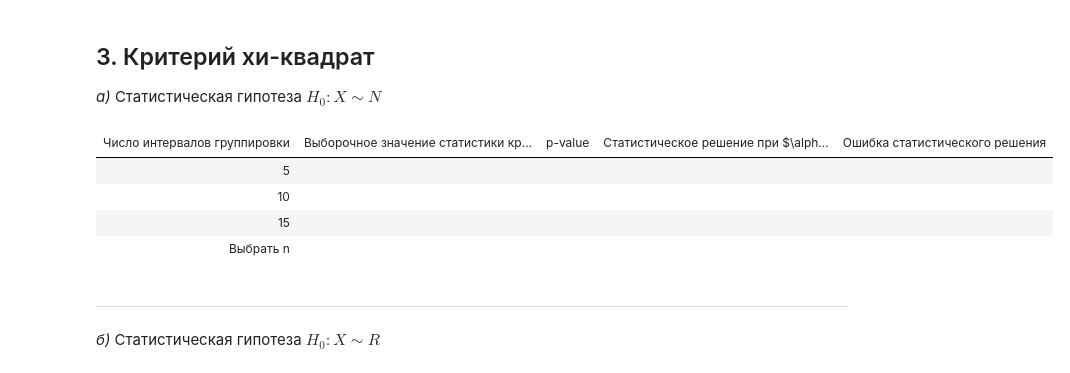
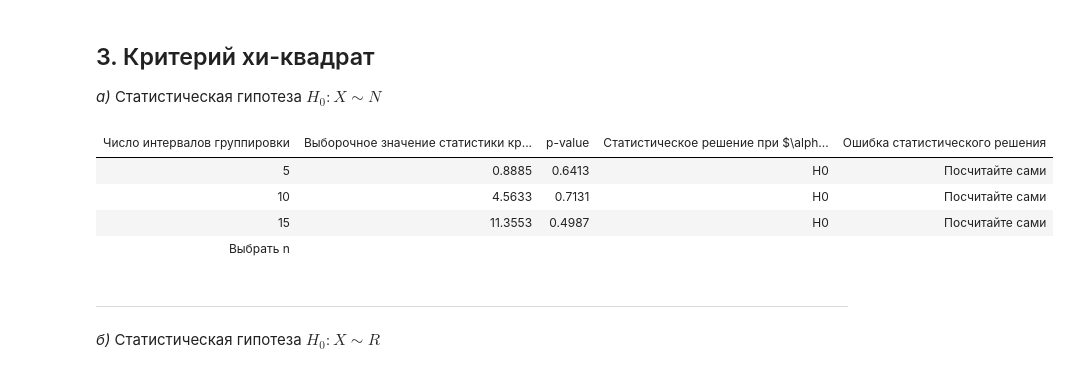
Before and after one commit to Santexchik2000/matstat-labs, a Jupyter notebook: 2.ipynb, the cells around one changed output. Cells and saved outputs as stored; diff of their text form; code cells hidden in the pictures.

Commit message:
Add usage of Pierson1SampledHyp

```diff
--- a/2.ipynb
+++ b/2.ipynb
@@ -96,29 +96,46 @@ for i in range(4):
 
 *а)* Статистическая гипотеза $H_0: X \sim N$
 # %%
+from s import Pierson1SampledHyp
+
 alpha = 0.01
 my_n = 'Выбрать n'
+
+proposed_dist = stats.norm(X.mean(), X.var())
+
+def table_row(n):
+    start = -3.
+    end = 3.
+    step = (end - start) / n
+
+    h0 = Pierson1SampledHyp(
+        bins=np.arange(start, end + step, step),
+        unknown_params_n=2
+    )
+    criterion_v, critical_v, p_v, passed = h0.full_test(dist=proposed_dist, sample=x, alpha=alpha)
+    decision = 'H0' if passed else 'H1'
+    return [n, round(criterion_v, 4), round(p_v, 4), decision, 'Посчитайте сами']
 
 table(
     [
         'Число интервалов группировки',
         'Выборочное значение статистики критерия',
         'p-value',
         'Статистическое решение при $\\alpha$ = {}'.format(alpha),
         'Ошибка статистического решения'
     ],
     [
-        [5, '', '', '', ''],
-        [10, '', '', '', ''],
-        [15, '', '', '', ''],
+        table_row(5),
+        table_row(10),
+        table_row(15),
         [my_n, '', '', '', '']
     ]
 )
 # %% [output]
 | Число интервалов группировки | Выборочное значение статистики кр... | p-value | Статистическое решение при $\alph... | Ошибка статистического решения |
-| 5 |  |  |  |  |
-| 10 |  |  |  |  |
-| 15 |  |  |  |  |
+| 5 | 0.8885 | 0.6413 | H0 | Посчитайте сами |
+| 10 | 4.5633 | 0.7131 | H0 | Посчитайте сами |
+| 15 | 11.3553 | 0.4987 | H0 | Посчитайте сами |
 | Выбрать n |  |  |  |  |
 # %% [markdown]
 ---
```
Also changed, not shown: parts of 4 cells of this notebook.
